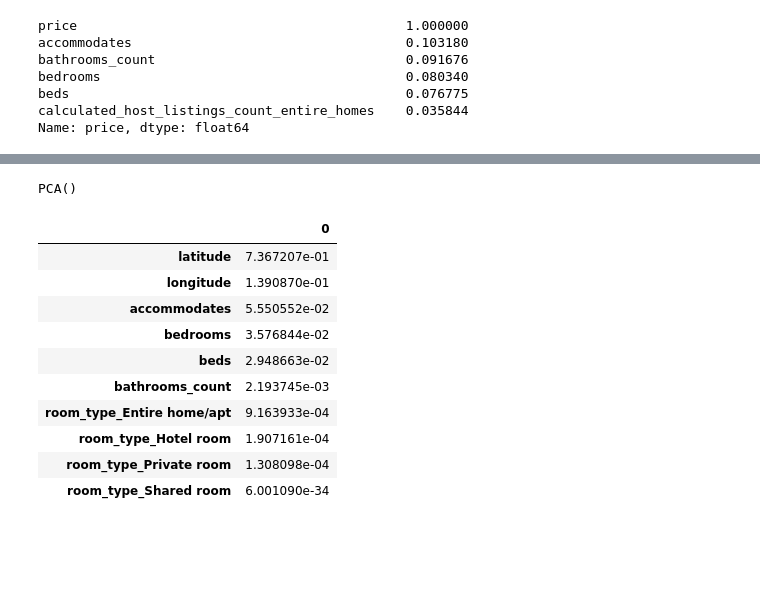
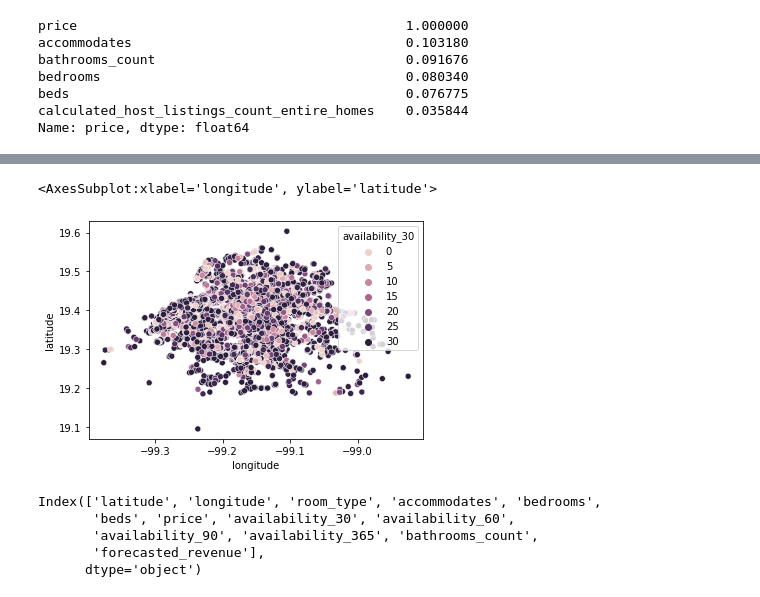
Before and after one commit to pezpet/airbnb-cdmx, a Jupyter notebook: cleaning_EDA.ipynb, the cells around one changed output, grey strips where cells are left out. Saved outputs shown, nothing was run; the diff lists cells and outputs as text; code cells hidden in the pictures; blank space fills up the shorter version.

Commit message:
Chained assignment data cleaning. Occupancy and revenue columns added.

```diff
--- a/cleaning_EDA.ipynb
+++ b/cleaning_EDA.ipynb
@@ -295,2 +311,4 @@ memory usage: 1.3+ MB
+# %%
+june['forecasted_revenue'] = june['price']*(365 - june['availability_365'])
 # %%
 june = pd.get_dummies(june, columns=['room_type'])
@@ -297,3 +338,8 @@ june = pd.get_dummies(june, columns=['room_type'])
+# %%
+sns.scatterplot(data=june, x='longitude', y='latitude', hue='availability_30')
+# %% [output]
+<AxesSubplot:xlabel='longitude', ylabel='latitude'>
+[figure, added]
 # %%
 from sklearn.decomposition import PCA
 # %%
@@ -301,19 +348,5 @@ X = june.select_dtypes(['number']).drop(columns=['price']).fillna(0)
 # %%
 pca = PCA()
 pca.fit(X)
-# %% [output]
-PCA()
 # %%
 pd.DataFrame(data=pca.explained_variance_ratio_, index=X.columns).sort_values(by=0, ascending=False).head(20)
-# %% [output]
-|  | 0 |
-| latitude | 7.367207e-01 |
-| longitude | 1.390870e-01 |
-| accommodates | 5.550552e-02 |
-| bedrooms | 3.576844e-02 |
-| beds | 2.948663e-02 |
-| bathrooms_count | 2.193745e-03 |
-| room_type_Entire home/apt | 9.163933e-04 |
-| room_type_Hotel room | 1.907161e-04 |
-| room_type_Private room | 1.308098e-04 |
-| room_type_Shared room | 6.001090e-34 |
@@ -319,0 +360,8 @@ pd.DataFrame(data=pca.explained_variance_ratio_, index=X.columns).sort_values(by
+# %%
+june.columns
+# %% [output]
+Index(['latitude', 'longitude', 'room_type', 'accommodates', 'bedrooms',
+       'beds', 'price', 'availability_30', 'availability_60',
+       'availability_90', 'availability_365', 'bathrooms_count',
+       'forecasted_revenue'],
+      dtype='object')
```
Also changed, not shown: parts of 9 cells of this notebook.
